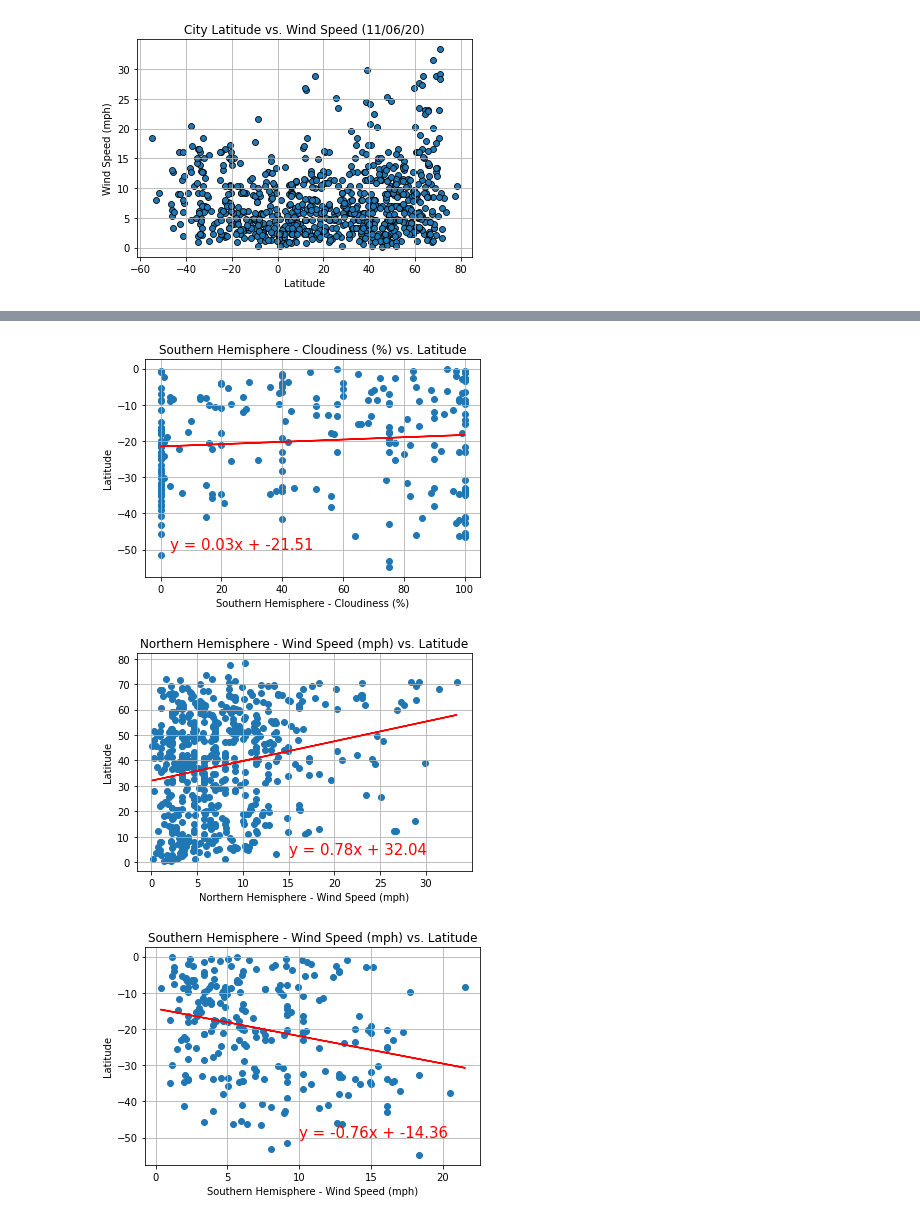
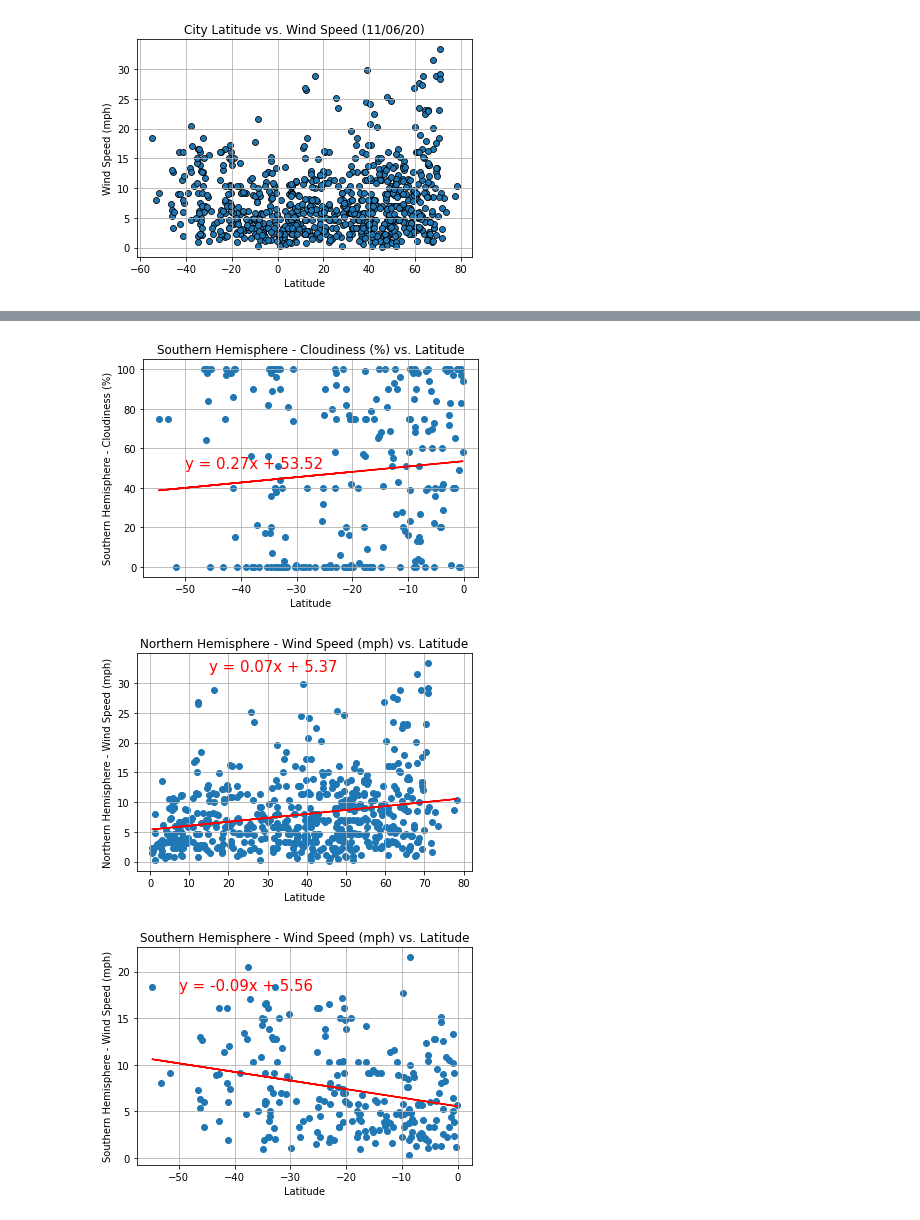
Before and after one commit to JorgeArV/API-challenge, a Jupyter notebook: Homework/Instructions/0.Weather.py.ipynb, the cells around one changed output, grey strips where cells are left out. Saved outputs shown, nothing was run; the diff lists cells and outputs as text; code cells hidden in the pictures.

```diff
--- a/Homework/Instructions/0.Weather.py.ipynb
+++ b/Homework/Instructions/0.Weather.py.ipynb
@@ -393,68 +398,68 @@ plt.show()
 #LINEAR REGRESSION #6 - Southern Hemisphere - Cloudiness (%) vs. Latitude
 
 #We calculate the correlation coefficient, and  the regress values:
-slope, intercept, rvalue, pvalue, stderr = linregress(Southern_Hemisphere["Cloudiness"], Southern_Hemisphere["Lat"])
-x_values = Southern_Hemisphere["Cloudiness"]
+slope, intercept, rvalue, pvalue, stderr = linregress(Southern_Hemisphere["Lat"], Southern_Hemisphere["Cloudiness"])
+x_values = Southern_Hemisphere["Lat"]
 regress_values = slope * x_values + intercept
 
 #We write down the equation
 eq = "y = " + str(round(slope, 2)) + "x + " + str(round(intercept, 2))
 
 #We draft the linear regression model:
-plt.scatter(x_values, Southern_Hemisphere["Lat"])
+plt.scatter(x_values, Southern_Hemisphere["Cloudiness"])
 plt.plot(x_values, regress_values, color="red")
-plt.annotate(eq,(3, -50), fontsize=15, color='red')
-plt.xlabel("Southern Hemisphere - Cloudiness (%)")
-plt.ylabel("Latitude")
+plt.annotate(eq,(-50, 50), fontsize=15, color='red')
+plt.ylabel("Southern Hemisphere - Cloudiness (%)")
+plt.xlabel("Latitude")
 plt.grid()
 plt.title("Southern Hemisphere - Cloudiness (%) vs. Latitude")
 plt.savefig("11.South_Cloudiness_vs_Lat.png")
 plt.show()
 # %% [output]
-[figure, old version]
+[figure, new version]
 # %%
 #LINEAR REGRESSION #7 - Northern Hemisphere - Wind Speed (mph) vs. Latitude
 
 #We calculate the correlation coefficient, and  the regress values:
-slope, intercept, rvalue, pvalue, stderr = linregress(Northern_Hemisphere["Wind Speed"], Northern_Hemisphere["Lat"])
-x_values = Northern_Hemisphere["Wind Speed"]
+slope, intercept, rvalue, pvalue, stderr = linregress(Northern_Hemisphere["Lat"], Northern_Hemisphere["Wind Speed"])
+x_values = Northern_Hemisphere["Lat"]
 regress_values = slope * x_values + intercept
 
 #We write down the equation
 eq = "y = " + str(round(slope, 2)) + "x + " + str(round(intercept, 2))
 
 #We draft the linear regression model:
-plt.scatter(x_values, Northern_Hemisphere["Lat"])
+plt.scatter(x_values, Northern_Hemisphere["Wind Speed"])
 plt.plot(x_values, regress_values, color="red")
-plt.annotate(eq,(15, 3), fontsize=15, color='red')
-plt.xlabel("Northern Hemisphere - Wind Speed (mph)")
-plt.ylabel("Latitude")
+plt.annotate(eq,(15, 32), fontsize=15, color='red')
+plt.ylabel("Northern Hemisphere - Wind Speed (mph)")
+plt.xlabel("Latitude")
 plt.grid()
 plt.title("Northern Hemisphere - Wind Speed (mph) vs. Latitude")
 plt.savefig("12.North_WindSpeed_vs_Lat.png")
 plt.show()
 # %% [output]
-[figure, old version]
+[figure, new version]
 # %%
 #LINEAR REGRESSION #8 - Southern Hemisphere - Wind Speed (mph) vs. Latitude
 
 #We calculate the correlation coefficient, and  the regress values:
-slope, intercept, rvalue, pvalue, stderr = linregress(Southern_Hemisphere["Wind Speed"], Southern_Hemisphere["Lat"])
-x_values = Southern_Hemisphere["Wind Speed"]
+slope, intercept, rvalue, pvalue, stderr = linregress(Southern_Hemisphere["Lat"], Southern_Hemisphere["Wind Speed"])
+x_values = Southern_Hemisphere["Lat"]
 regress_values = slope * x_values + intercept
 
 #We write down the equation
 eq = "y = " + str(round(slope, 2)) + "x + " + str(round(intercept, 2))
 
 #We draft the linear regression model:
-plt.scatter(x_values, Southern_Hemisphere["Lat"])
+plt.scatter(x_values, Southern_Hemisphere["Wind Speed"])
 plt.plot(x_values, regress_values, color="red")
-plt.annotate(eq,(10, -50), fontsize=15, color='red')
-plt.xlabel("Southern Hemisphere - Wind Speed (mph)")
-plt.ylabel("Latitude")
+plt.annotate(eq,(-50, 18), fontsize=15, color='red')
+plt.ylabel("Southern Hemisphere - Wind Speed (mph)")
+plt.xlabel("Latitude")
 plt.grid()
 plt.title("Southern Hemisphere - Wind Speed (mph) vs. Latitude")
 plt.savefig("13.South_WindSpeed_vs_Lat.png")
 plt.show()
 # %% [output]
-[figure, old version]
+[figure, new version]
```
Also changed, not shown: parts of 6 cells of this notebook, 8 other files.
